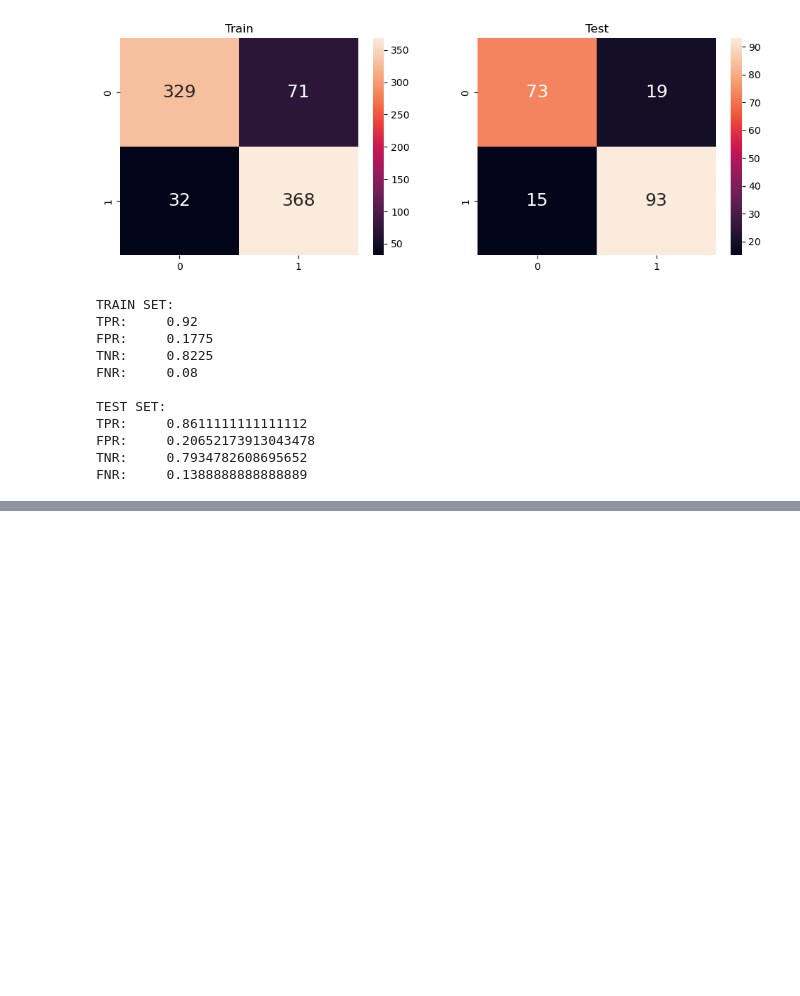
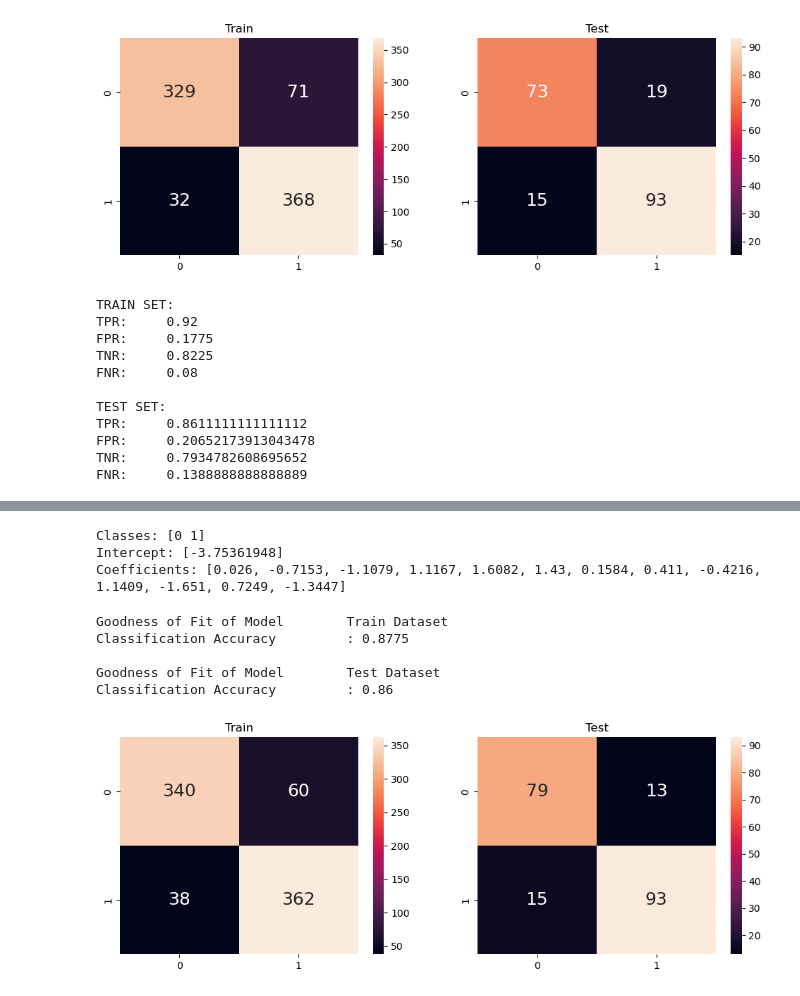
Before and after one commit to brandonleehs/SC1015-proj, a Jupyter notebook: logistic-regression.ipynb, the cells around one changed output, grey strips where cells are left out. Cells and saved outputs as stored; diff of their text form; code cells hidden in the pictures; blank space fills up the shorter version.

```diff
--- a/logistic-regression.ipynb
+++ b/logistic-regression.ipynb
@@ -706,0 +794,43 @@ cholesterol: -0.005980153289942876
+# %%
+# Split the data into predictors and response
+X = clean_data_encoded.drop(["heart_disease", "defect_type_2", "age", "exercise_problem_1",
+                             "exercise_induced_angina_1", "blood_pressure", "cholesterol"], axis = 1)
+y = clean_data_encoded["heart_disease"]
+
+# Split the dataset into train and test (80:20 ratio)
+X_train, X_test, y_train, y_test = train_test_split(X, y, test_size = 0.20, random_state = 42)
+# %%
+logreg = LogisticRegression(max_iter = 200, solver = "newton-cg", random_state = 42)
+logreg.fit(X_train, y_train)
+
+print("Classes:", logreg.classes_)
+print("Intercept:", logreg.intercept_)
+print("Coefficients:", [i.round(4) for i in logreg.coef_[0]])
+# %% [output]
+Classes: [0 1]
+Intercept: [-3.75361948]
+Coefficients: [0.026, -0.7153, -1.1079, 1.1167, 1.6082, 1.43, 0.1584, 0.411, -0.4216, 1.1409, -1.651, 0.7249, -1.3447]
+# %%
+# Predict target with model
+y_train_pred = logreg.predict(X_train)
+y_test_pred = logreg.predict(X_test)
+
+# Check the Goodness of Fit (on Train Data)
+print("Goodness of Fit of Model \tTrain Dataset")
+print("Classification Accuracy \t:", logreg.score(X_train, y_train))
+print()
+
+# Check the Goodness of Fit (on Test Data)
+print("Goodness of Fit of Model \tTest Dataset")
+print("Classification Accuracy \t:", logreg.score(X_test, y_test))
+print()
+# %% [output]
+Goodness of Fit of Model        Train Dataset
+Classification Accuracy         : 0.8775
+
+Goodness of Fit of Model        Test Dataset
+Classification Accuracy         : 0.86
+# %%
+viz_cmatrix(y_train, y_train_pred, y_test, y_test_pred)
+# %% [output]
+[figure, added]
```
Also changed, not shown: parts of 14 cells of this notebook, 2 other files.
